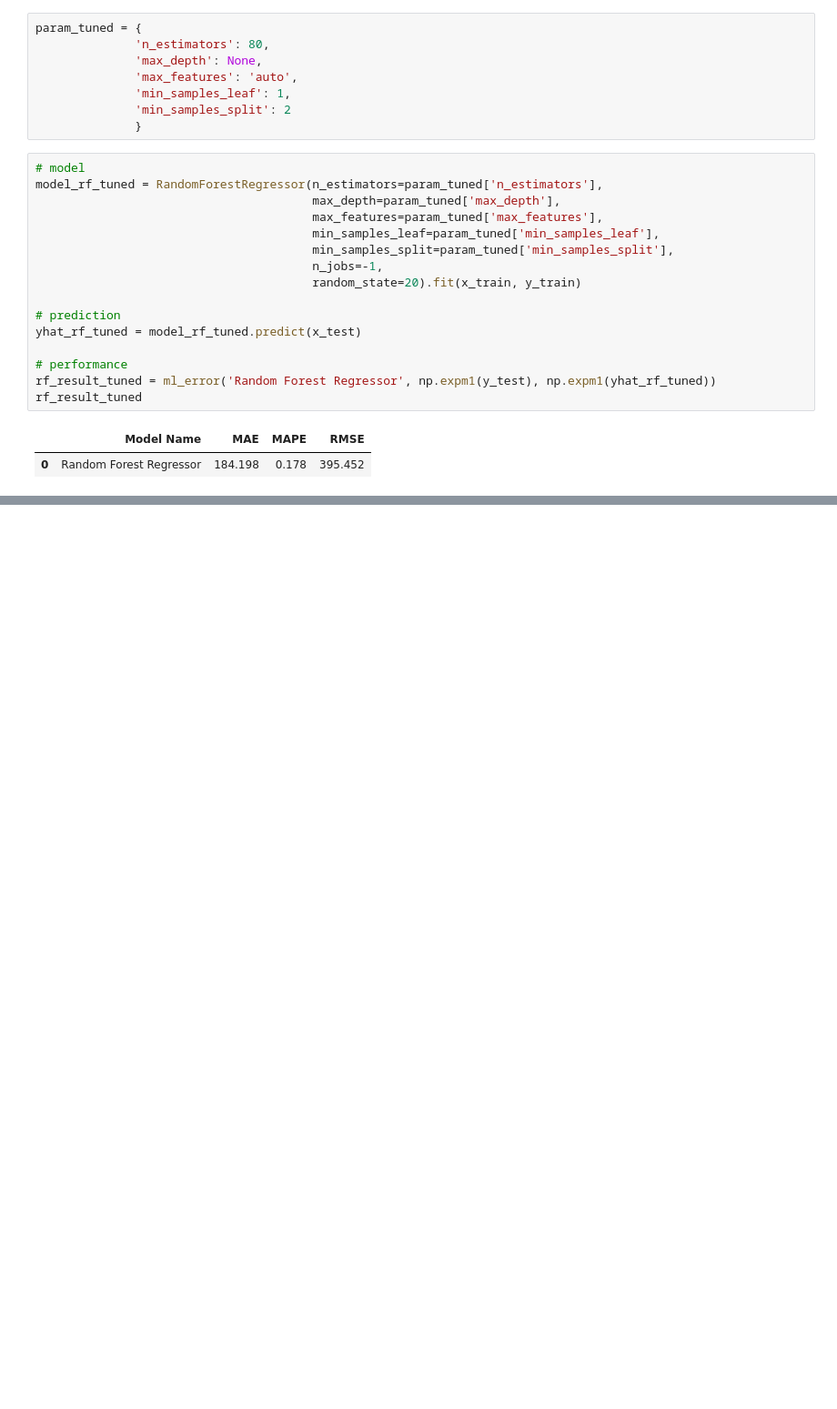
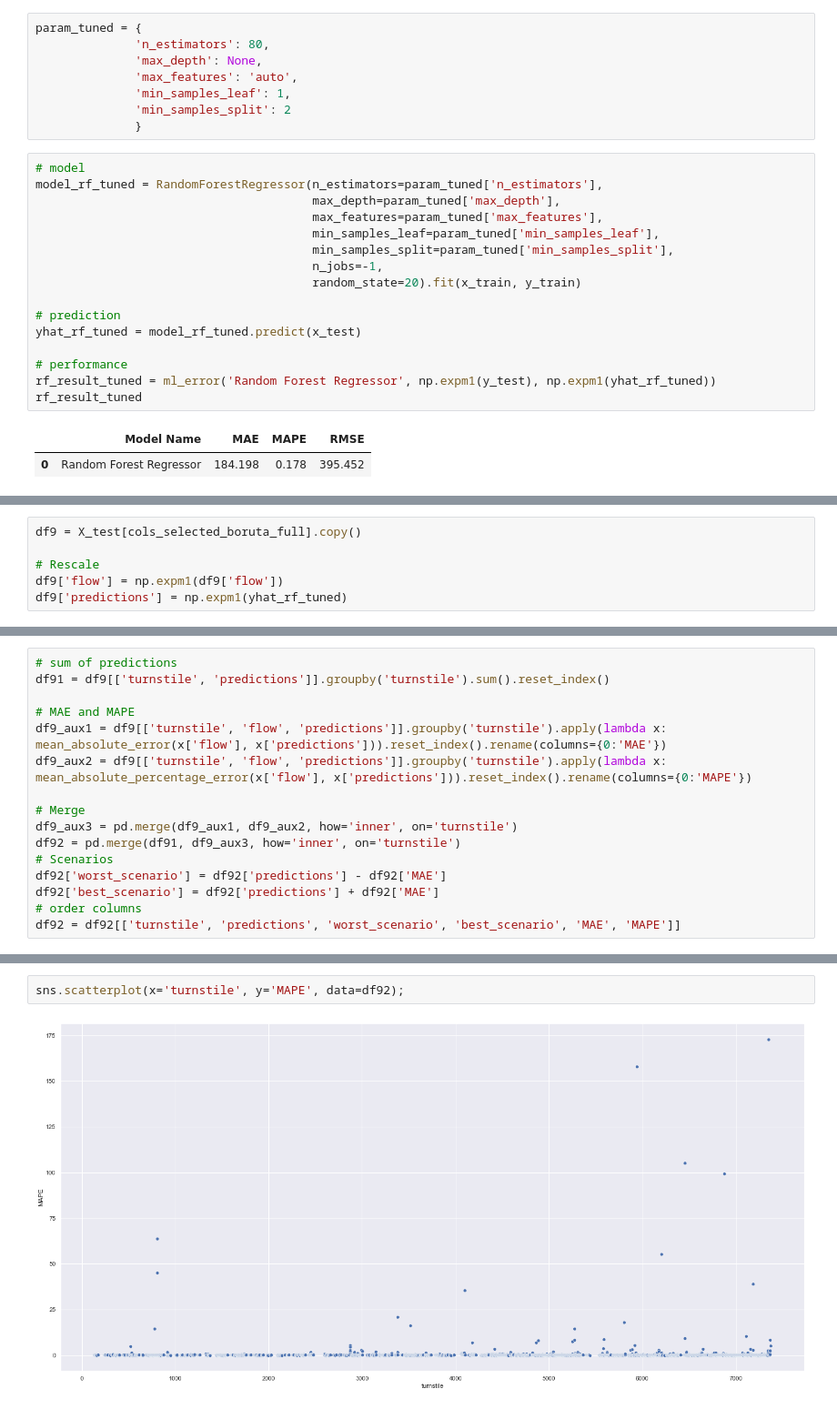
Before and after one commit to faustomfc/nyc_subway_prediction, a Jupyter notebook: m08_v01_nyc_subway_prediction.ipynb, the cells around one changed output, grey strips where cells are left out. Shown at 91% size. Saved outputs shown, nothing was run; the diff lists cells and outputs as text; blank space fills up the shorter version.

```diff
--- a/m08_v01_nyc_subway_prediction.ipynb
+++ b/m08_v01_nyc_subway_prediction.ipynb
@@ -1331,0 +1334,6 @@ mpe
+# %%
+df9 = X_test[cols_selected_boruta_full].copy()
+
+# Rescale
+df9['flow'] = np.expm1(df9['flow'])
+df9['predictions'] = np.expm1(yhat_rf_tuned)
@@ -1331,0 +1342,16 @@ mpe
+# %%
+# sum of predictions
+df91 = df9[['turnstile', 'predictions']].groupby('turnstile').sum().reset_index()
+
+# MAE and MAPE
+df9_aux1 = df9[['turnstile', 'flow', 'predictions']].groupby('turnstile').apply(lambda x: mean_absolute_error(x['flow'], x['predictions'])).reset_index().rename(columns={0:'MAE'})
+df9_aux2 = df9[['turnstile', 'flow', 'predictions']].groupby('turnstile').apply(lambda x: mean_absolute_percentage_error(x['flow'], x['predictions'])).reset_index().rename(columns={0:'MAPE'})
+
+# Merge
+df9_aux3 = pd.merge(df9_aux1, df9_aux2, how='inner', on='turnstile')
+df92 = pd.merge(df91, df9_aux3, how='inner', on='turnstile')
+# Scenarios
+df92['worst_scenario'] = df92['predictions'] - df92['MAE']
+df92['best_scenario'] = df92['predictions'] + df92['MAE']
+# order columns
+df92 = df92[['turnstile', 'predictions', 'worst_scenario', 'best_scenario', 'MAE', 'MAPE']]
@@ -1331,0 +1378,4 @@ mpe
+# %%
+sns.scatterplot(x='turnstile', y='MAPE', data=df92);
+# %% [output]
+[figure, added]
```
Also changed, not shown: parts of 13 cells of this notebook.
